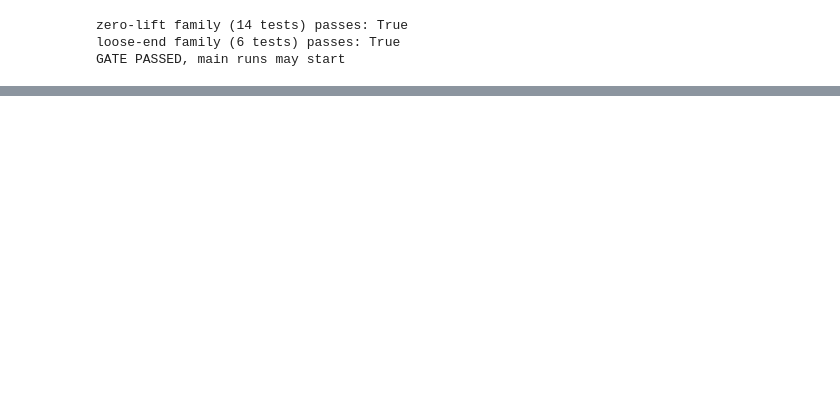
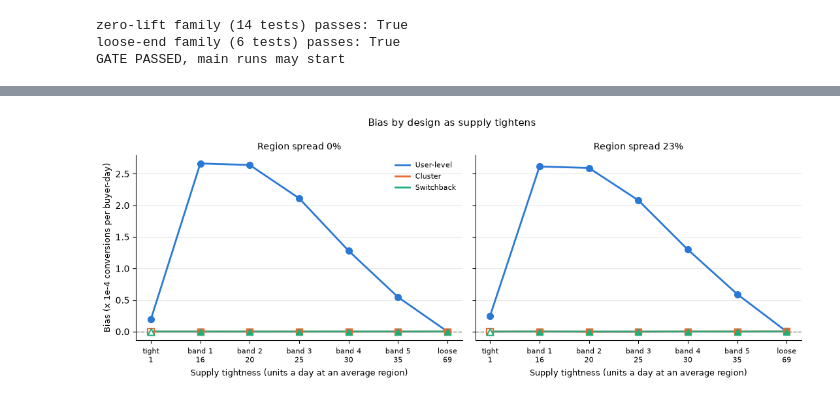
Before and after one commit to luisesparza3347/ab-testing-experiments, a Jupyter notebook: notebooks/04_interference_sim.ipynb, the cells around one changed output, grey strips where cells are left out. Saved outputs shown, nothing was run; the diff lists cells and outputs as text; code cells hidden in the pictures; blank space fills up the shorter version.

Commit message:
Add simulation results and charts

```diff
--- a/notebooks/04_interference_sim.ipynb
+++ b/notebooks/04_interference_sim.ipynb
@@ -283,0 +294,20 @@ GATE PASSED, main runs may start
+# %%
+LEVEL_NAMES = ["tight", "band 1", "band 2", "band 3", "band 4", "band 5", "loose"]
+main_ids = list(range(1, 15))
+for sid in main_ids:
+    if sid not in per_run:
+        t0 = time.time()
+        per_run[sid] = run(sid)
+        print(f"scenario {sid} done in {time.time() - t0:.0f} s")
+
+
+def summarize_ids(ids):
+    out = pd.concat([sim.summarize(per_run[i]).assign(id=i) for i in ids]).merge(scenarios, left_on="id", right_index=True)
+    out["level_name"] = out.level.map(dict(enumerate(LEVEL_NAMES)))
+    out["not_interpretable"] = (out.level == 0) & out.design.isin(["cluster", "switchback"])
+    return out
+
+
+main = summarize_ids(main_ids)
+main.to_csv(TABLES / "sim_main_summary.csv", index=False)
+main[["id", "spread", "level_name", "design", "mean_gte", "bias", "bias_mcse", "power", "coverage", "coverage_mcse", "degenerate_runs"]]
@@ -283,0 +414,43 @@ GATE PASSED, main runs may start
+# %%
+import matplotlib.pyplot as plt
+
+FIGURES = Path.cwd().parent / "results" / "figures"
+FIGURES.mkdir(parents=True, exist_ok=True)
+COLORS = {"user_level": "#2a78d6", "cluster": "#eb6834", "switchback": "#1baf7a"}
+MARKERS = {"user_level": "o", "cluster": "s", "switchback": "^"}
+LABELS = {"user_level": "User-level", "cluster": "Cluster", "switchback": "Switchback"}
+avg_supply = sim.supply_levels(int(scenarios.loc[1, "n"]), sim.to_daily(scenarios.loc[1, "p0_2wk"]),
+                               sim.to_daily(scenarios.loc[1, "p0_2wk"] + scenarios.loc[1, "lift_2wk"]), EPS)[0]
+xticks = [f"{name}\n{s}" for name, s in zip(LEVEL_NAMES, avg_supply)]
+
+
+def chart(value, mcse, scale, ylabel, title, ref, fname):
+    fig, axes = plt.subplots(1, 2, figsize=(11, 4.2), sharey=True)
+    for ax, (spread, panel) in zip(axes, main.groupby("spread")):
+        for d in sim.DESIGNS:
+            g = panel[panel.design == d].sort_values("level")
+            y, e = g[value] * scale, 1.96 * g[mcse] * scale
+            ax.plot(g.level, y, color=COLORS[d], lw=2, label=LABELS[d])
+            solid, hollow = ~g.not_interpretable.values, g.not_interpretable.values
+            ax.errorbar(g.level[solid], y[solid], yerr=e[solid], fmt=MARKERS[d], color=COLORS[d], ms=7, capsize=3)
+            ax.scatter(g.level[hollow], y[hollow], marker=MARKERS[d], s=55, facecolors="white", edgecolors=COLORS[d], linewidths=1.5, zorder=3)
+        if ref is not None:
+            ax.axhline(ref, color="#888888", lw=1, ls="--")
+        ax.set_title(f"Region spread {spread:.0%}", fontsize=10)
+        ax.set_xticks(range(7))
+        ax.set_xticklabels(xticks, fontsize=8)
+        ax.set_xlabel("Supply tightness (units a day at an average region)", fontsize=9)
+        ax.grid(axis="y", color="#e6e6e6")
+        for side in ["top", "right"]:
+            ax.spines[side].set_visible(False)
+    axes[0].set_ylabel(ylabel, fontsize=9)
+    axes[0].legend(frameon=False, fontsize=8, loc="best")
+    fig.suptitle(title, fontsize=11)
+    fig.tight_layout()
+    fig.savefig(FIGURES / fname, dpi=150)
+    plt.show()
+
+
+chart("bias", "bias_mcse", 1e4, "Bias (x 1e-4 conversions per buyer-day)", "Bias by design as supply tightens", 0.0, "sim_bias.png")
+# %% [output]
+[figure, added]
```
Also changed, not shown: parts of 10 cells of this notebook, 6 other files.
